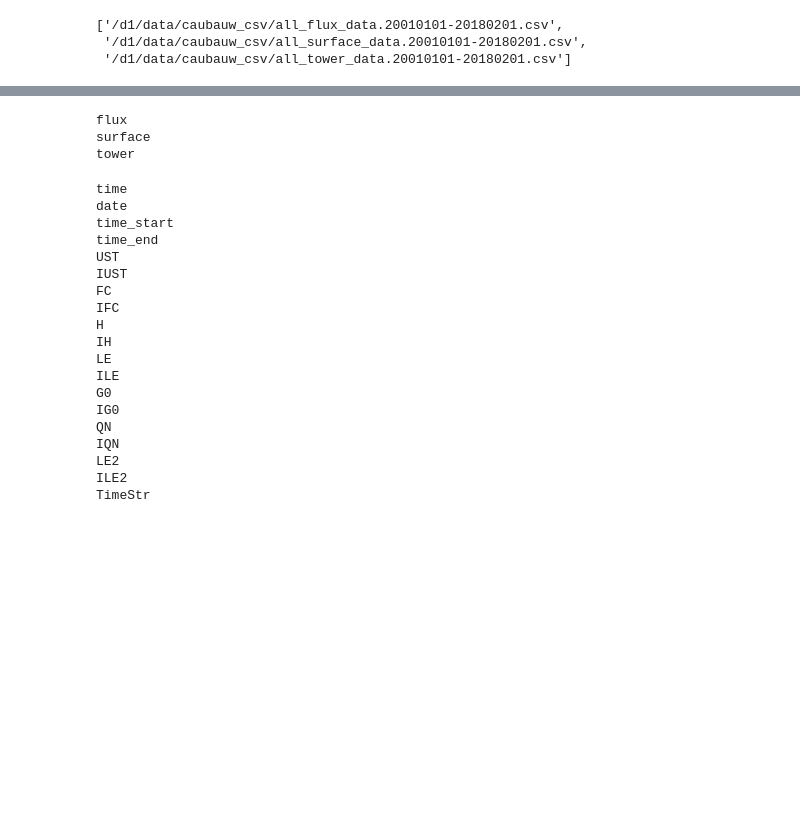
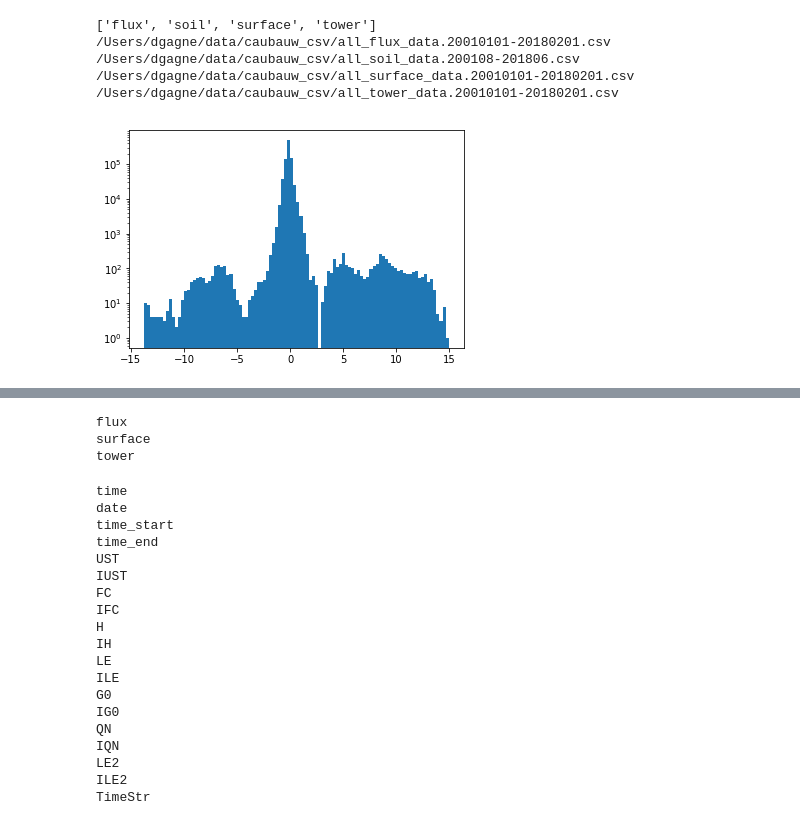
Before and after one commit to NCAR/mlsurfacelayer, a Jupyter notebook: notebooks/Cabauw_Processing.ipynb, the cells around one changed output, grey strips where cells are left out. Drawn from its saved outputs; the diff is of its cells as text; code cells hidden in the pictures; blank space fills up the shorter version.

Commit message:
Wrote cabauw derived data processing code.

```diff
--- a/notebooks/Caubauw_Processing.ipynb
+++ b/notebooks/Cabauw_Processing.ipynb
@@ -14,7 +16,24 @@ from glob import glob
-# %%
-data_path = "/d1/data/caubauw_csv/"
-glob(data_path + "*.csv")
-# %% [output]
-['/d1/data/caubauw_csv/all_flux_data.20010101-20180201.csv',
- '/d1/data/caubauw_csv/all_surface_data.20010101-20180201.csv',
- '/d1/data/caubauw_csv/all_tower_data.20010101-20180201.csv']
+# %%
+data_path = "/Users/dgagne/data/caubauw_csv/"
+csv_files = sorted(glob(data_path + "*.csv"))
+file_types = [csv_file.split("/")[-1].split("_")[1] for csv_file in csv_files]
+print(file_types)
+data = dict()
+for c, csv_file in enumerate(csv_files):
+    print(csv_file)
+    data[file_types[c]] = pd.read_csv(csv_file, na_values=[-9999.0])
+    data[file_types[c]].index = pd.to_datetime(data[file_types[c]]["TimeStr"], format="%Y%m%d.%H:%M")
+# %% [output]
+['flux', 'soil', 'surface', 'tower']
+/Users/dgagne/data/caubauw_csv/all_flux_data.20010101-20180201.csv
+/Users/dgagne/data/caubauw_csv/all_soil_data.200108-201806.csv
+/Users/dgagne/data/caubauw_csv/all_surface_data.20010101-20180201.csv
+/Users/dgagne/data/caubauw_csv/all_tower_data.20010101-20180201.csv
+# %%
+combined_data = pd.concat(data, axis=1, join="inner")
+# %%
+q_levs = combined_data.loc[:, [("tower", "Q_10m"), ("tower", "Q_2m")]]["tower"]
+plt.hist(q_levs["Q_10m"] - q_levs["Q_2m"], 100)
+plt.gca().set_yscale("log")
+# %% [output]
+[figure, added]
```
Also changed, not shown: parts of 5 cells of this notebook, 3 other files.
